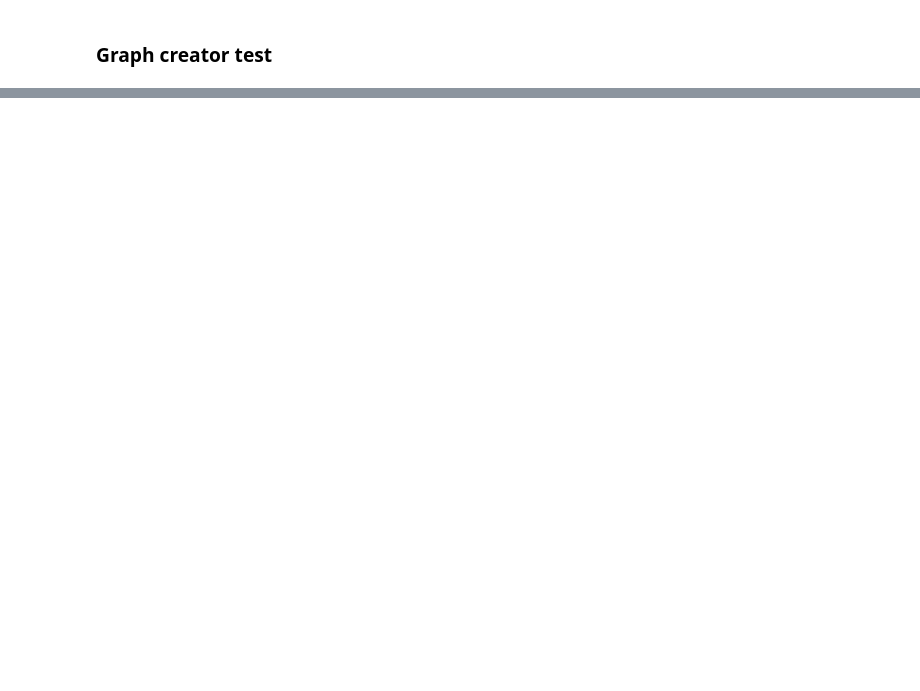
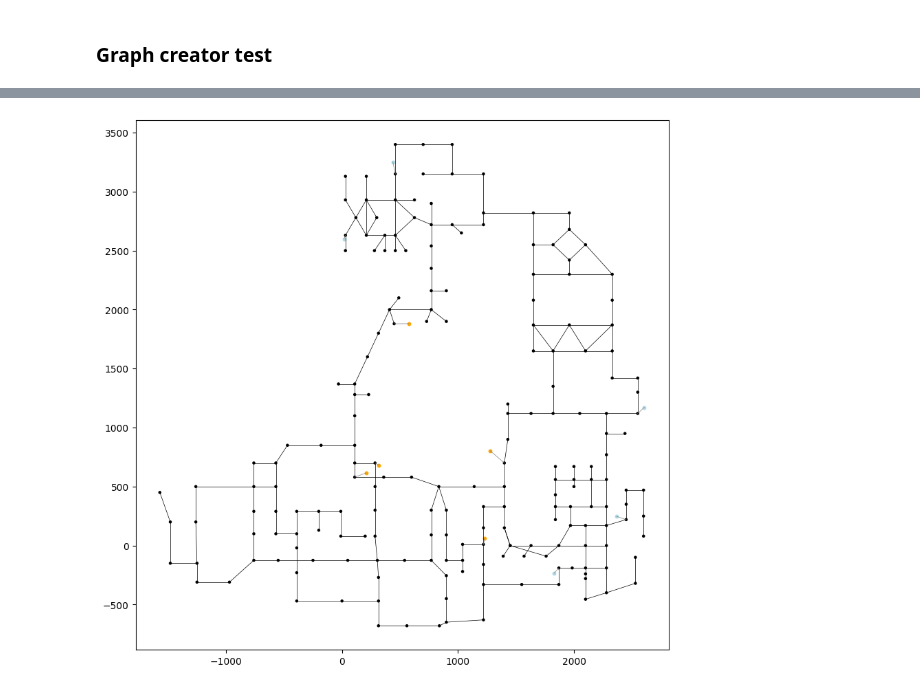
Before and after one commit to szmidapatrik/c2m1TPaeVlsln, a Jupyter notebook: proj/graph_dataset/CS2_dataset_package_test.ipynb, the cells around one changed output, grey strips where cells are left out. Saved outputs shown, nothing was run; the diff lists cells and outputs as text; code cells hidden in the pictures; blank space fills up the shorter version.

```diff
--- a/proj/graph_dataset/CS2_dataset_package_test.ipynb
+++ b/proj/graph_dataset/CS2_dataset_package_test.ipynb
@@ -137,0 +169,24 @@ HeteroData(
+# %%
+graph_to_plot = graphs[2600]
+# %%
+map_nodes = graph_to_plot['map'].x[:, 1:4].numpy()
+map_edges = graph_to_plot['map', 'connected_to', 'map'].edge_index.numpy()
+players = graph_to_plot['player'].x[:, 0:3].numpy()
+player_edges = graph_to_plot['player', 'closest_to', 'map'].edge_index.numpy()
+
+fig, ax = plt.subplots(figsize=(10, 10))
+
+# Map
+plt.scatter(map_nodes[:, 0], map_nodes[:, 1], s=5, c=graph_to_plot['map'].x[:, -1], cmap='copper')
+
+for edge in map_edges.T:
+    plt.plot(map_nodes[edge, 0], map_nodes[edge, 1], c='black', linewidth=0.5)
+
+# Players
+plt.scatter(players[:5, 0], players[:5, 1], s=10, c='lightblue')
+plt.scatter(players[5:, 0], players[5:, 1], s=10, c='orange')
+
+for edge in player_edges.T:
+    plt.plot([players[edge[0]][0], map_nodes[edge[1]][0]], [players[edge[0]][1], map_nodes[edge[1]][1]], c='grey', linewidth=0.5)
+# %% [output]
+[figure, added]
```
Also changed, not shown: parts of 10 cells of this notebook, 11 other files.
